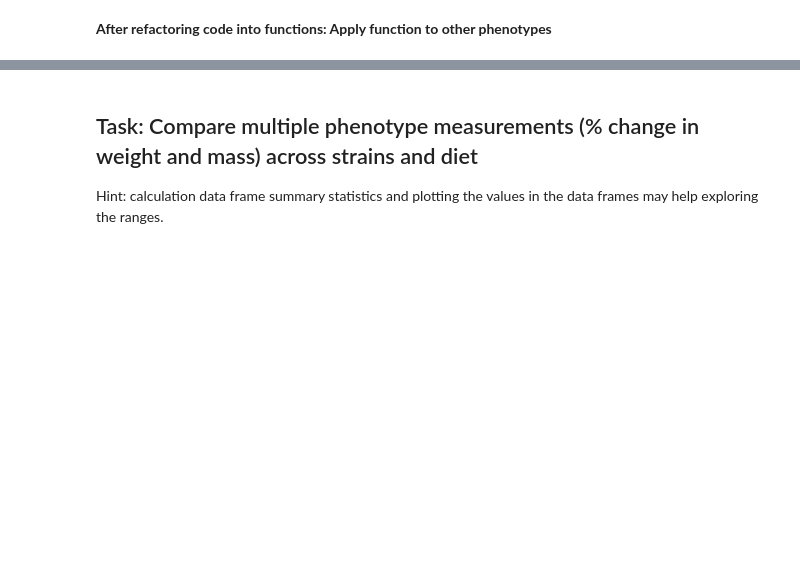
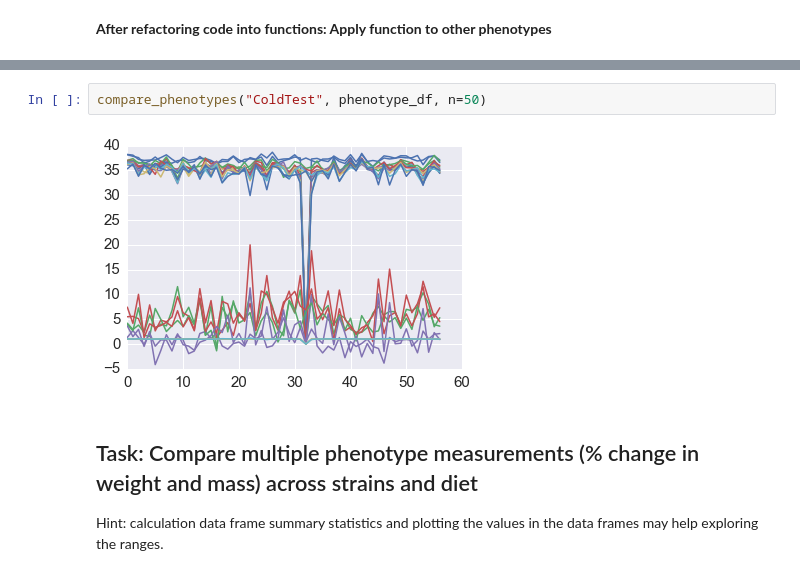
Before and after one commit to Telocontar/IntegratedBioinformatics, a Jupyter notebook: notebooks/Day2_Exploratory_Analysis.ipynb, the cells around one changed output, grey strips where cells are left out. Cells and saved outputs as stored; diff of their text form; blank space fills up the shorter version.

```diff
--- a/notebooks/Day2_Exploratory_Analysis.ipynb
+++ b/notebooks/Day2_Exploratory_Analysis.ipynb
@@ -424,3 +495,7 @@ __After refactoring code into functions: Apply function to other phenotypes__
+# %%
+compare_phenotypes("ColdTest", phenotype_df, n=50)
+# %% [output]
+[figure, added]
 # %% [markdown]
 ## Task: Compare multiple phenotype measurements (% change in weight and mass) across strains and diet
 Hint: calculation data frame summary statistics and plotting the values in the data frames may help exploring the ranges.
```
Also changed, not shown: parts of 12 cells of this notebook.
